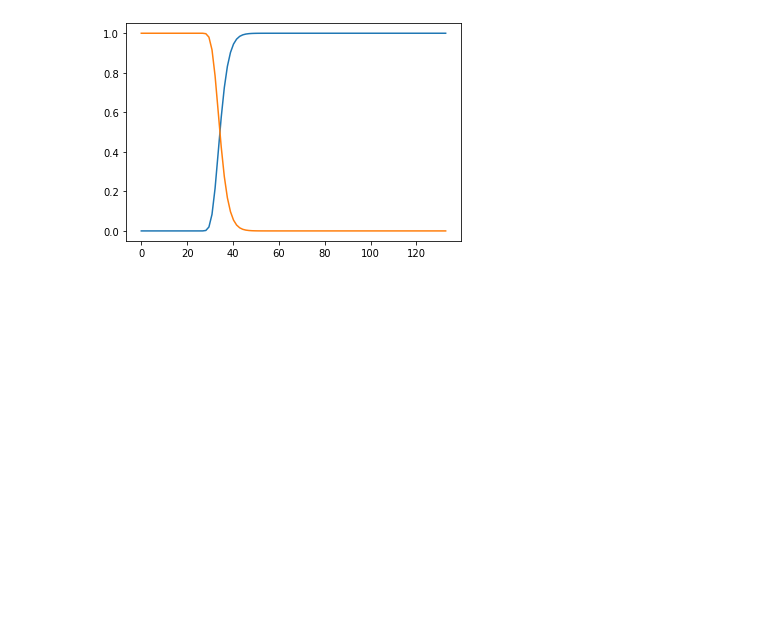
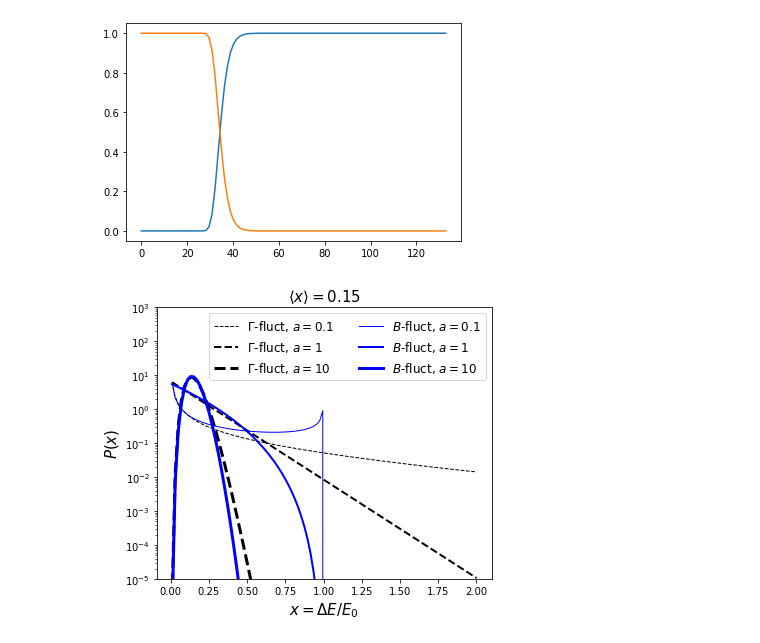
Before and after one commit to keweiyao/BayesExample, a Jupyter notebook: Untitled.ipynb, the cells around one changed output. Saved outputs shown, nothing was run; the diff lists cells and outputs as text; code cells hidden in the pictures; blank space fills up the shorter version.

```diff
--- a/Untitled.ipynb
+++ b/Untitled.ipynb
@@ -39,3 +39,37 @@ plt.plot(b, Prob_interact, label="prob to interact")
 # %% [output]
 [<matplotlib.lines.Line2D at 0x...>]
 [figure]
+# %%
+# Gamma v.s. Beta distribution
+from scipy.special import gamma, beta
+@np.vectorize
+def old(x, xavg, a):
+    if x<0:
+        return 0.
+    return a**a/gamma(a) * (x/xavg)**(a-1) * np.exp(-a*x/xavg) / xavg
+
+@np.vectorize
+def new(x, xavg, a):
+    if (x<0) or (x>1):
+        return 0.
+    A = np.copy(a)
+    B = A * (1-xavg)/xavg
+    return x**(A-1) *(1.-x)**(B-1) / beta(A, B)
+# %%
+plt.figure(figsize=(6,5))
+x = np.linspace(.01,2,100)
+xavg = 0.15
+for a, lw in zip([0.1,1, 10], [1,2,3]):
+    plt.plot(x, old(x, xavg, a), 'k--', label='$\Gamma$-fluct, $a={}$'.format(a), lw=lw)
+for a, lw in zip([0.1, 1, 10], [1,2,3]):
+    plt.plot(x, new(x, xavg, a), 'b-', label='$B$-fluct, $a={}$'.format(a), lw=lw)
+plt.semilogy()
+plt.legend(ncol=2, fontsize=12)
+plt.xlabel(r"$x=\Delta E/E_0$", fontsize=15)
+plt.title(r"$\langle x \rangle = 0.15$", fontsize=15)
+plt.ylabel(r"$P(x)$", fontsize=15)
+plt.ylim(1e-5,1e3)
+plt.savefig("NewParametrization.png",dpi=300
+           )
+# %% [output]
+[figure, added]
```
Also changed, not shown: parts of 6 cells of this notebook, 25 other files.
